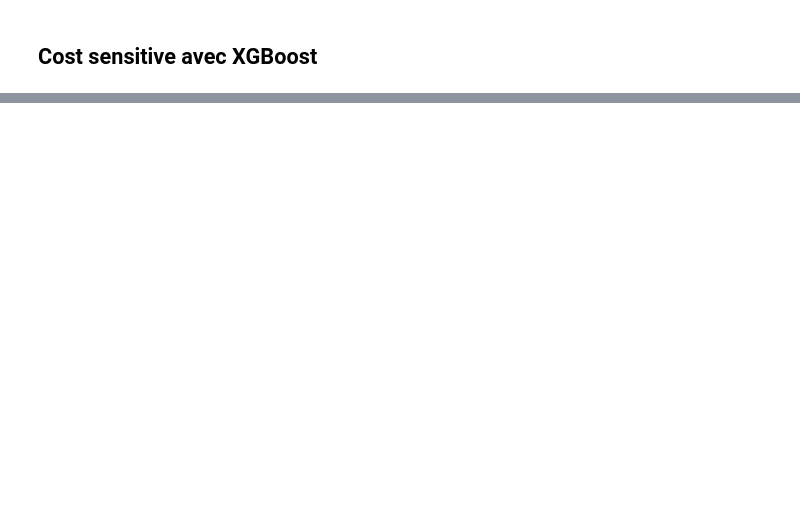
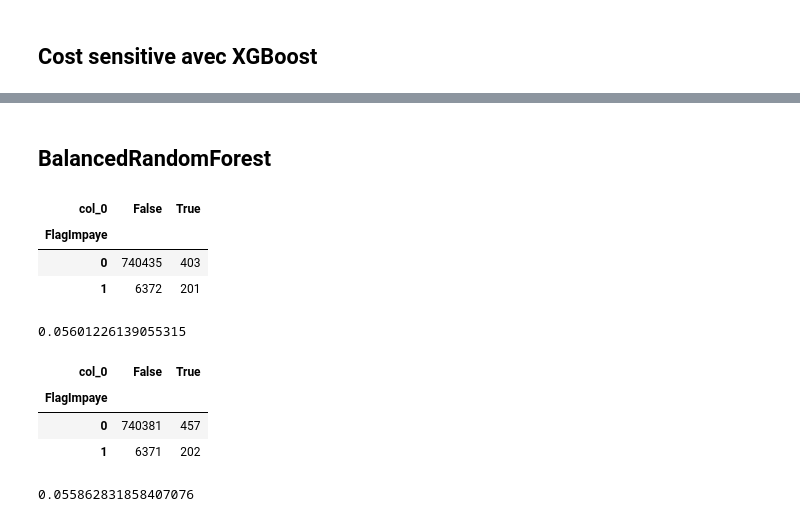
Before and after one commit to adcastex/fouille_de_donnees, a Jupyter notebook: XGBoost.ipynb, the cells around one changed output, grey strips where cells are left out. Drawn from its saved outputs; the diff is of its cells as text; code cells hidden in the pictures; blank space fills up the shorter version.

```diff
--- a/XGBoost.ipynb
+++ b/XGBoost.ipynb
@@ -133,0 +87,4 @@ neg/pos ## valeur pour le futur weight_class
+# %%
+X_test=df.loc[df.index >= tmp]
+
+y_test=y.loc[y.index >= tmp]
@@ -133,0 +119,3 @@ neg/pos ## valeur pour le futur weight_class
+# %%
+X_train.drop(columns=["Unnamed: 0"],inplace=True)
+y_train.drop(columns=["Unnamed: 0"],inplace=True)
@@ -139,4 +148,4 @@ from sklearn.model_selection import GridSearchCV
 from sklearn.model_selection import train_test_split
 from sklearn.model_selection import RepeatedStratifiedKFold
 
-X_train, X_test, y_train, y_test = train_test_split(df, y, test_size=0.2, random_state=42)
+#X_train, X_test, y_train, y_test = train_test_split(df, y, test_size=0.2, random_state=42)
@@ -174,0 +204,38 @@ print(rf)
+# %% [markdown]
+## BalancedRandomForest
+# %%
+from imblearn.ensemble import BalancedRandomForestClassifier
+
+bclf = BalancedRandomForestClassifier(sampling_strategy="majority", replacement=True, random_state=42)
+bclf.fit(X_train, y_train)
+
+y_pred = bclf.predict(X_test)
+pd.crosstab(y_test, y_pred)
+# %% [output]
+| col_0 | False | True |
+| FlagImpaye |  |  |
+| 0 | 740435 | 403 |
+| 1 | 6372 | 201 |
+# %%
+rf = f1_score(y_test, y_pred)
+print(rf)
+# %% [output]
+0.05601226139055315
+# %%
+from imblearn.ensemble import BalancedRandomForestClassifier
+
+bclf = BalancedRandomForestClassifier(sampling_strategy="not minority", replacement=False, random_state=42)
+bclf.fit(X_train, y_train)
+
+y_pred = bclf.predict(X_test)
+pd.crosstab(y_test, y_pred)
+# %% [output]
+| col_0 | False | True |
+| FlagImpaye |  |  |
+| 0 | 740381 | 457 |
+| 1 | 6371 | 202 |
+# %%
+rf = f1_score(y_test, y_pred)
+print(rf)
+# %% [output]
+0.055862831858407076
```
Also changed, not shown: parts of 20 cells of this notebook.
